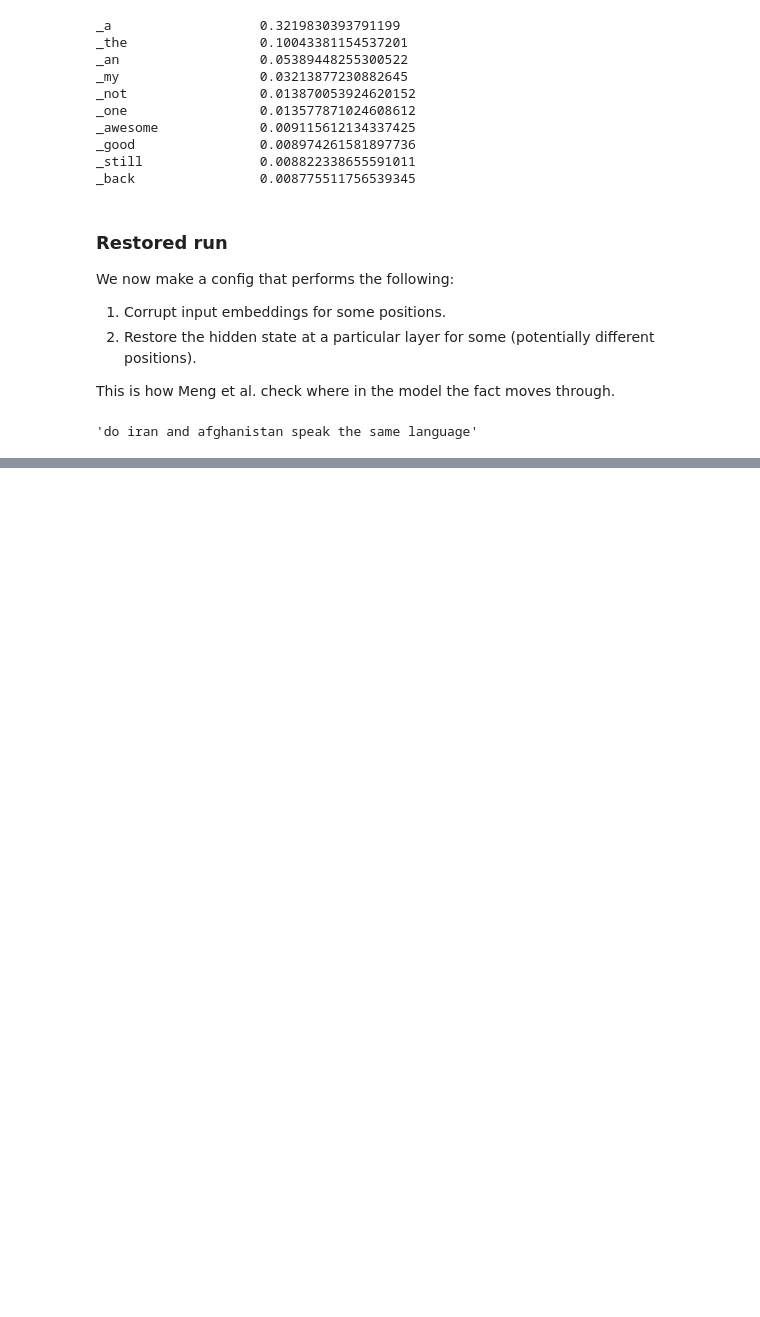
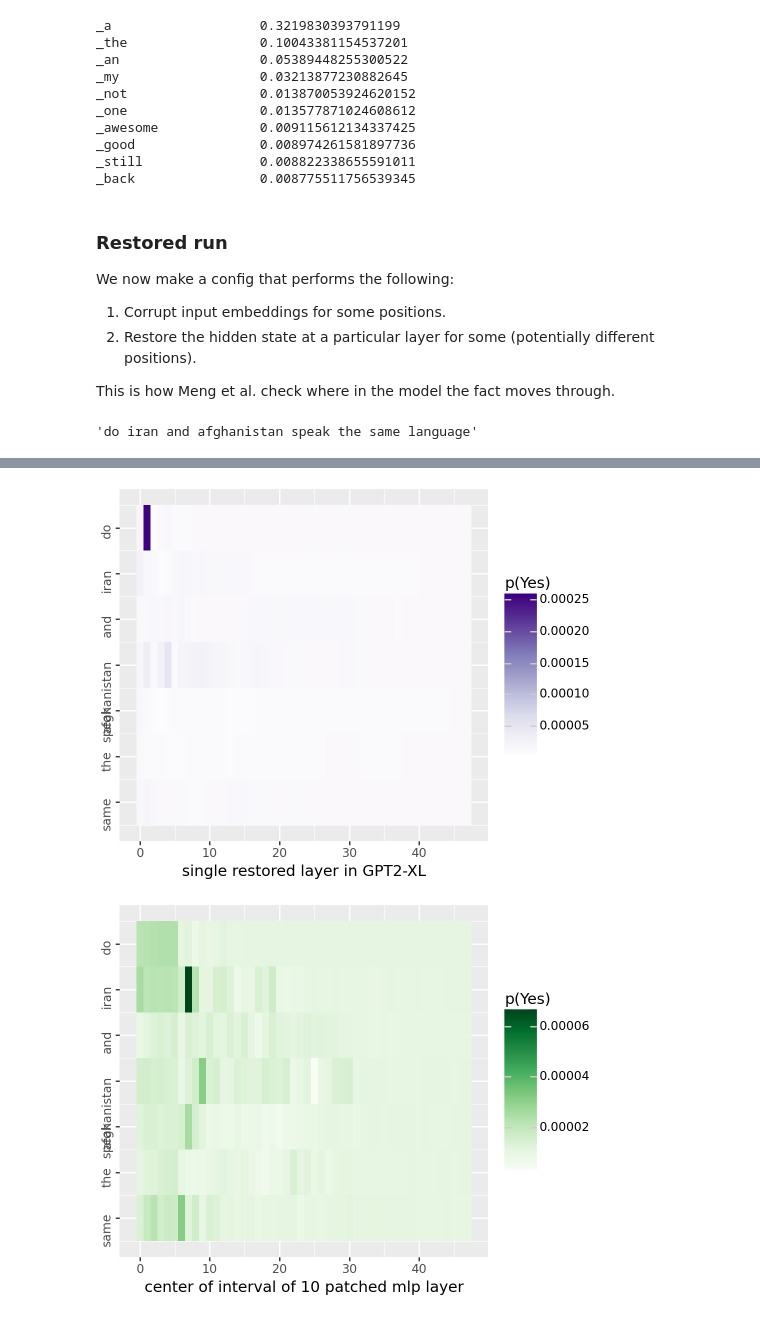
Before and after one commit to xadambednarski/NLP-2024, a Jupyter notebook: lista4/BoolQ_GPT_tune.ipynb, the cells around one changed output, grey strips where cells are left out. Cells and saved outputs as stored; diff of their text form; code cells hidden in the pictures; blank space fills up the shorter version.

```diff
--- a/lista4/BoolQ_GPT_tune.ipynb
+++ b/lista4/BoolQ_GPT_tune.ipynb
@@ -235,7 +235,7 @@ def get_results(sentence: str, word: str, model: torch.nn.Module, config, tokeni
 # %%
 def get_yes_and_no_results(question, gpt, config, tokenizer, corrupted_positions):
     get_results(question, " Yes", gpt, config, tokenizer, corrupted_positions=corrupted_positions)
-    get_results(question, " No", gpt, config, tokenizer, corrupted_positions=corrupted_positions)
+    # get_results(question, " No", gpt, config, tokenizer, corrupted_positions=corrupted_positions)
 # %%
 ds = load_dataset("google/boolq")
 # %%
@@ -255,0 +253,6 @@ get_yes_and_no_results(question, gpt, config, tokenizer, corrupted_positions=[0,
+# %%
+NumCorruptedTokens.num_corrupted_tokens = 7
+get_yes_and_no_results(question, gpt, config, tokenizer, corrupted_positions=[0, 1, 3, 4, 5, 6, 7])
+# %% [output]
+[figure, added]
+[figure, added]
```
Also changed, not shown: parts of 2 cells of this notebook, 37 other files.
